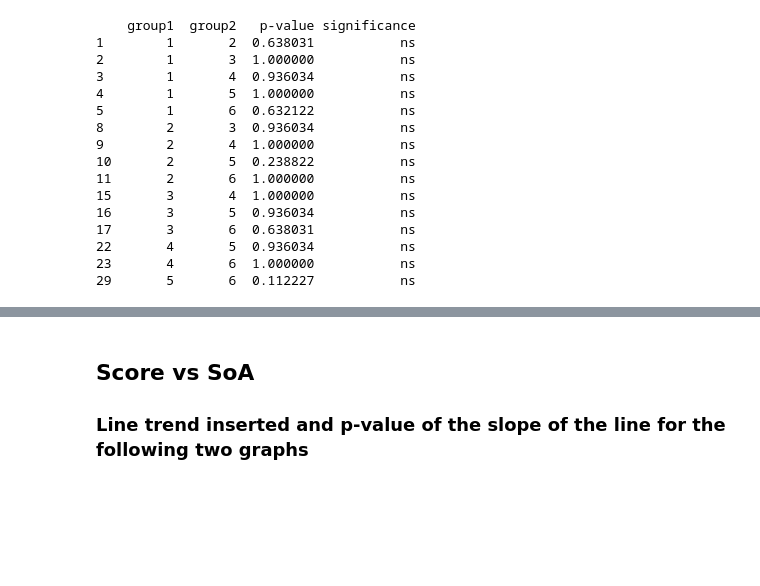
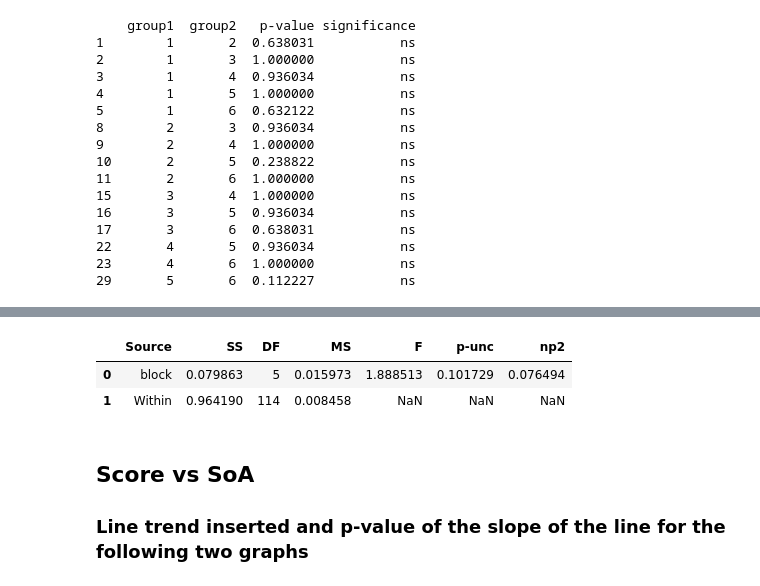
Before and after one commit to brocbacq/Thesis_analysis, a Jupyter notebook: analysis_normalized.ipynb, the cells around one changed output, grey strips where cells are left out. Drawn from its saved outputs; the diff is of its cells as text; code cells hidden in the pictures; blank space fills up the shorter version.

```diff
--- a/analysis_normalized.ipynb
+++ b/analysis_normalized.ipynb
@@ -749,3 +690,10 @@ Passing `palette` without assigning `hue` is deprecated and will be removed in v
+# %%
+# statistics on SoA between blocks
+pg.anova(data=df_filt_block, dv='score', between='block', detailed=True)
+# %% [output]
+|  | Source | SS | DF | MS | F | p-unc | np2 |
+| 0 | block | 0.079863 | 5 | 0.015973 | 1.888513 | 0.101729 | 0.076494 |
+| 1 | Within | 0.964190 | 114 | 0.008458 | NaN | NaN | NaN |
 # %% [markdown]
 ## Score vs SoA
 
```
Also changed, not shown: parts of 6 cells of this notebook, 2 other files.
